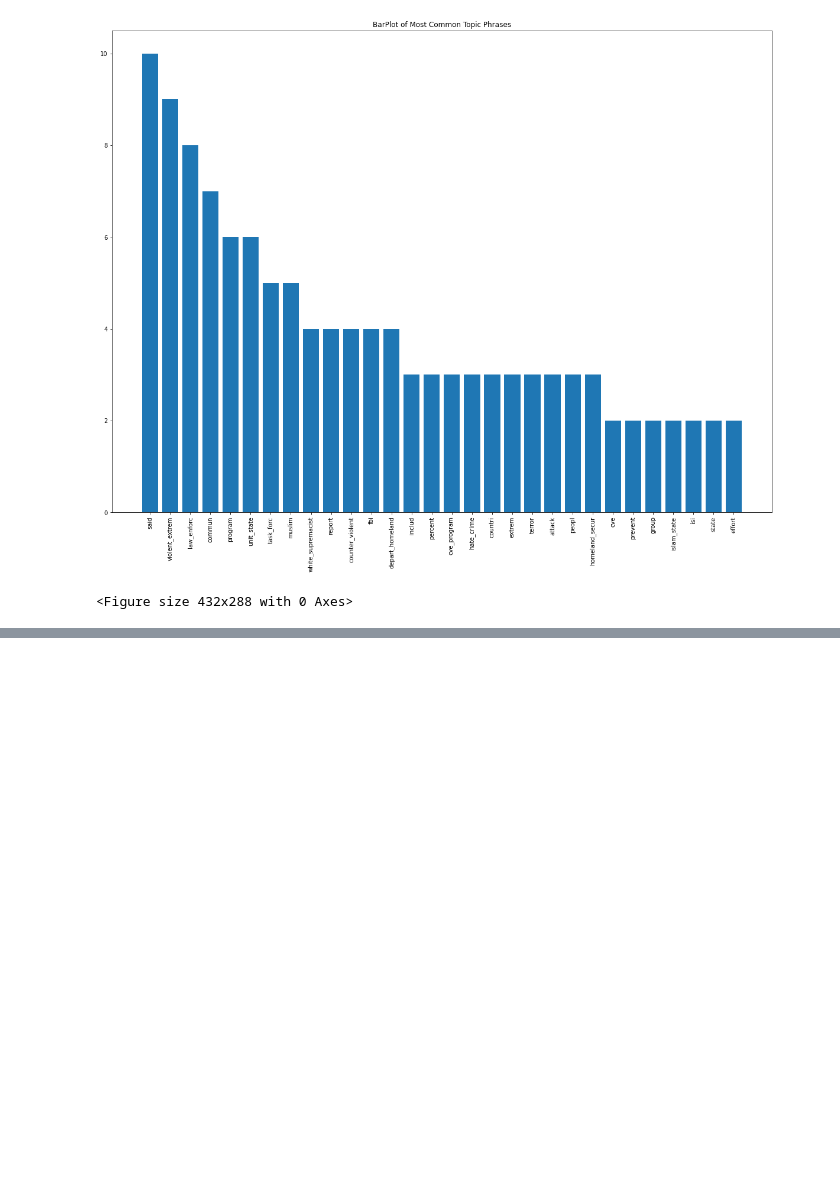
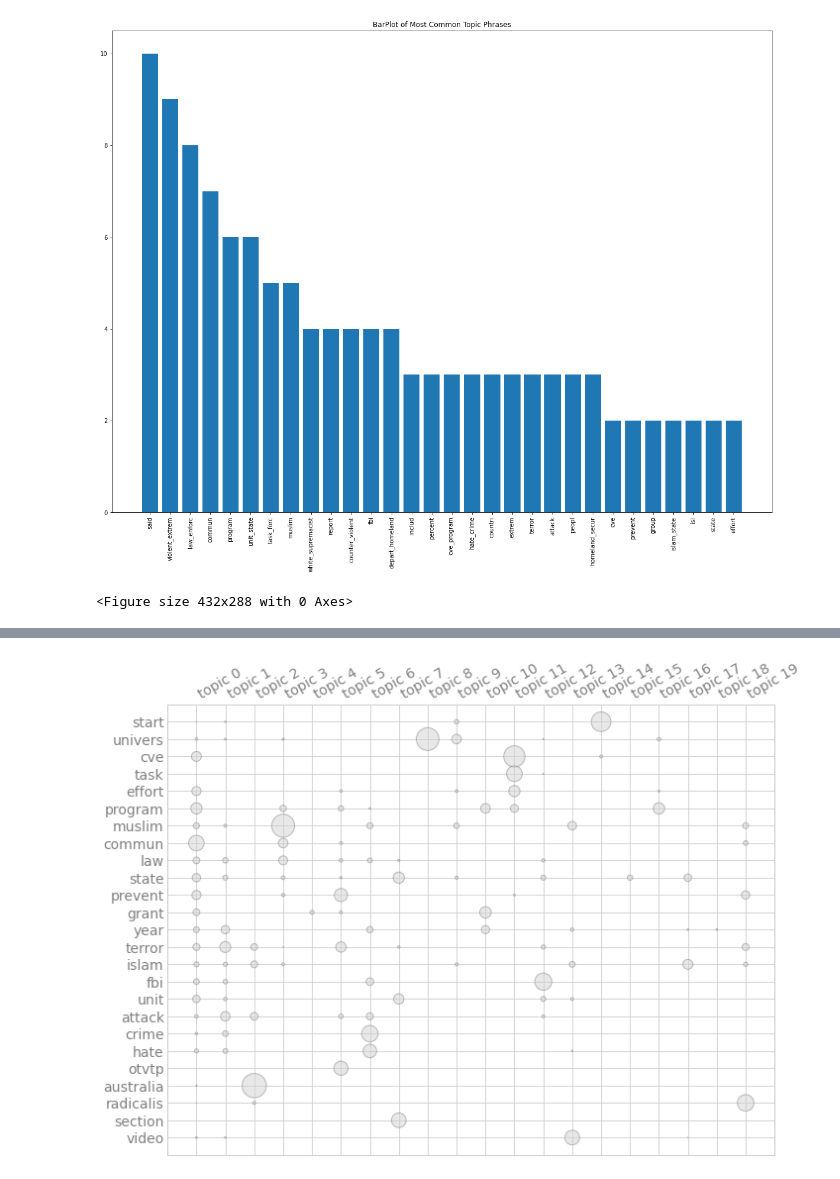
Before and after one commit to jennettageorge/UnsupervisedTopicModeling, a Jupyter notebook: Topic-Modeling.ipynb, the cells around one changed output, grey strips where cells are left out. Saved outputs shown, nothing was run; the diff lists cells and outputs as text; code cells hidden in the pictures; blank space fills up the shorter version.

```diff
--- a/Topic-Modeling.ipynb
+++ b/Topic-Modeling.ipynb
@@ -300,0 +286,37 @@ X.figure.savefig('topics.png')
+# %%
+#load the list of article words, if its not still in memory
+
+lst = pickle.load(open('articles_list.pickle','rb'))
+
+#this section just involves removing some words that we do not want to consider in our model
+lst = [[word for word in article if word not in ['jump','navig','skip','said','cnn','trump','cooki']] for article in lst]
+
+for l in lst:
+    for ind,word in enumerate(l):
+        if word =='australian':
+            l[ind]='australia'
+# %%
+import textacy.tm
+import textacy.vsm
+vectorizer = textacy.vsm.Vectorizer(tf_type="linear",
+                                apply_idf=True,
+                                idf_type="smooth",
+                                norm="l2",
+                                min_df=3,
+                                max_df=0.95,
+                                max_n_terms=100000)
+
+doc_term_matrix = vectorizer.fit_transform(lst)
+#print (doc_term_matrix)
+
+#initialize and train a topic model:
+model = textacy.tm.TopicModel('nmf', n_topics=20)
+model.fit(doc_term_matrix)
+#print (model)
+
+doc_topic_matrix = model.transform(doc_term_matrix)
+for topic_idx, top_terms in model.top_topic_terms(vectorizer.id_to_term, topics=[0,1,2,3,4,5,6,7,8,9]):
+          print('topic', topic_idx, ':', '   '.join(top_terms))
+
+for i, val in enumerate(model.topic_weights(doc_topic_matrix)):
+    print(i, val)
@@ -300,0 +341,4 @@ X.figure.savefig('topics.png')
+# %%
+topic_model = model.termite_plot(doc_term_matrix, vectorizer.id_to_term, topics=-1,  n_terms=25, sort_terms_by='seriation')
+# %% [output]
+[figure, added]
```
Also changed, not shown: parts of 7 cells of this notebook, 2 other files.
